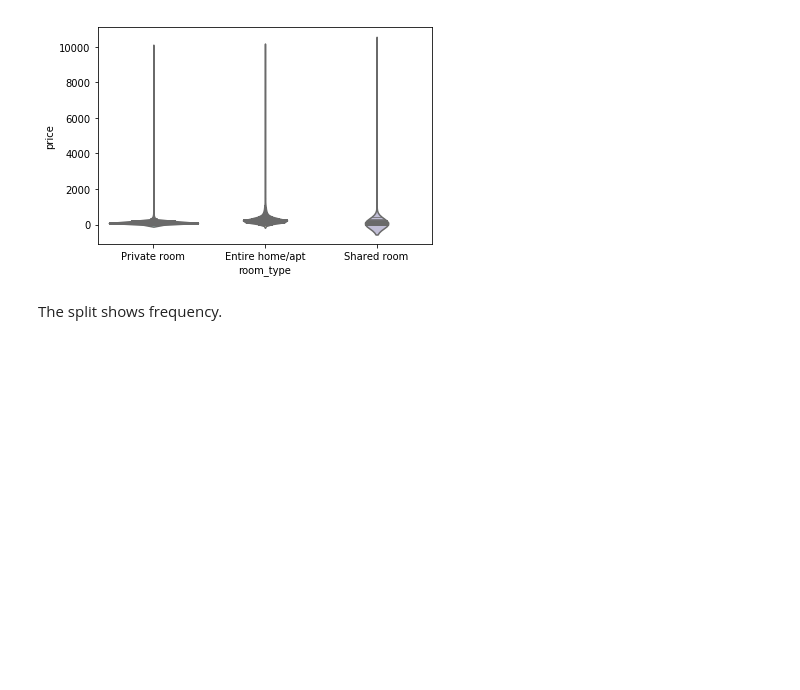
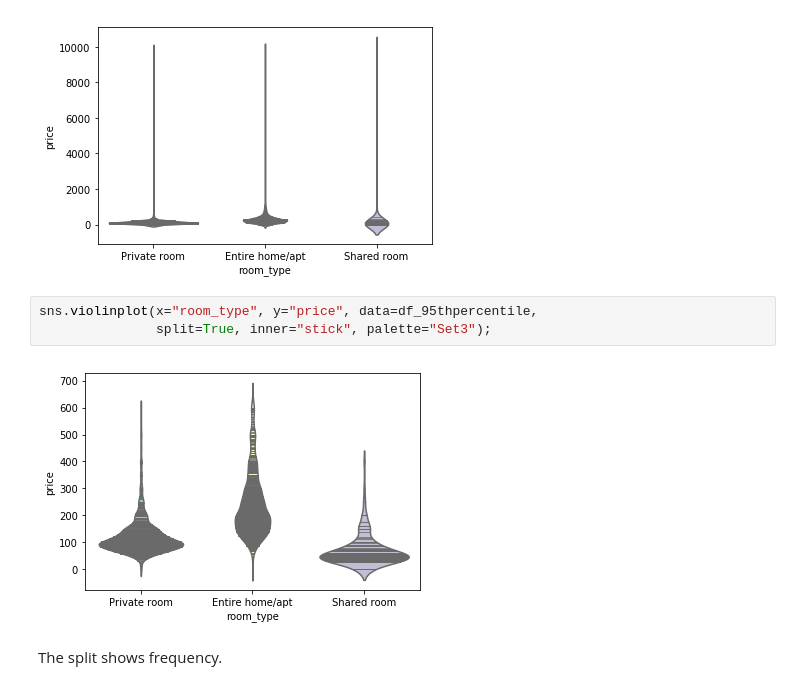
Before and after one commit to akim2034/Thinkful_DS_Bootcamp, a Jupyter notebook: Unit 1/Lesson 3/Lesson 1.3.3 Present same data multiple ways Drill Part 2.ipynb, the cells around one changed output. Saved outputs shown, nothing was run; the diff lists cells and outputs as text; blank space fills up the shorter version.

```diff
--- a/Unit 1/Lesson 3/Lesson 1.3.3 Present same data multiple ways Drill Part 2.ipynb
+++ b/Unit 1/Lesson 3/Lesson 1.3.3 Present same data multiple ways Drill Part 2.ipynb
@@ -60,5 +80,10 @@ sns.violinplot(x="room_type", y="price", data=df,
                split=True, inner="stick", palette="Set3");
 # %% [output]
 [figure]
+# %%
+sns.violinplot(x="room_type", y="price", data=df_95thpercentile,
+               split=True, inner="stick", palette="Set3");
+# %% [output]
+[figure, added]
 # %% [markdown]
 The split shows frequency.
```
Also changed, not shown: parts of 4 cells of this notebook, 1 other file.
